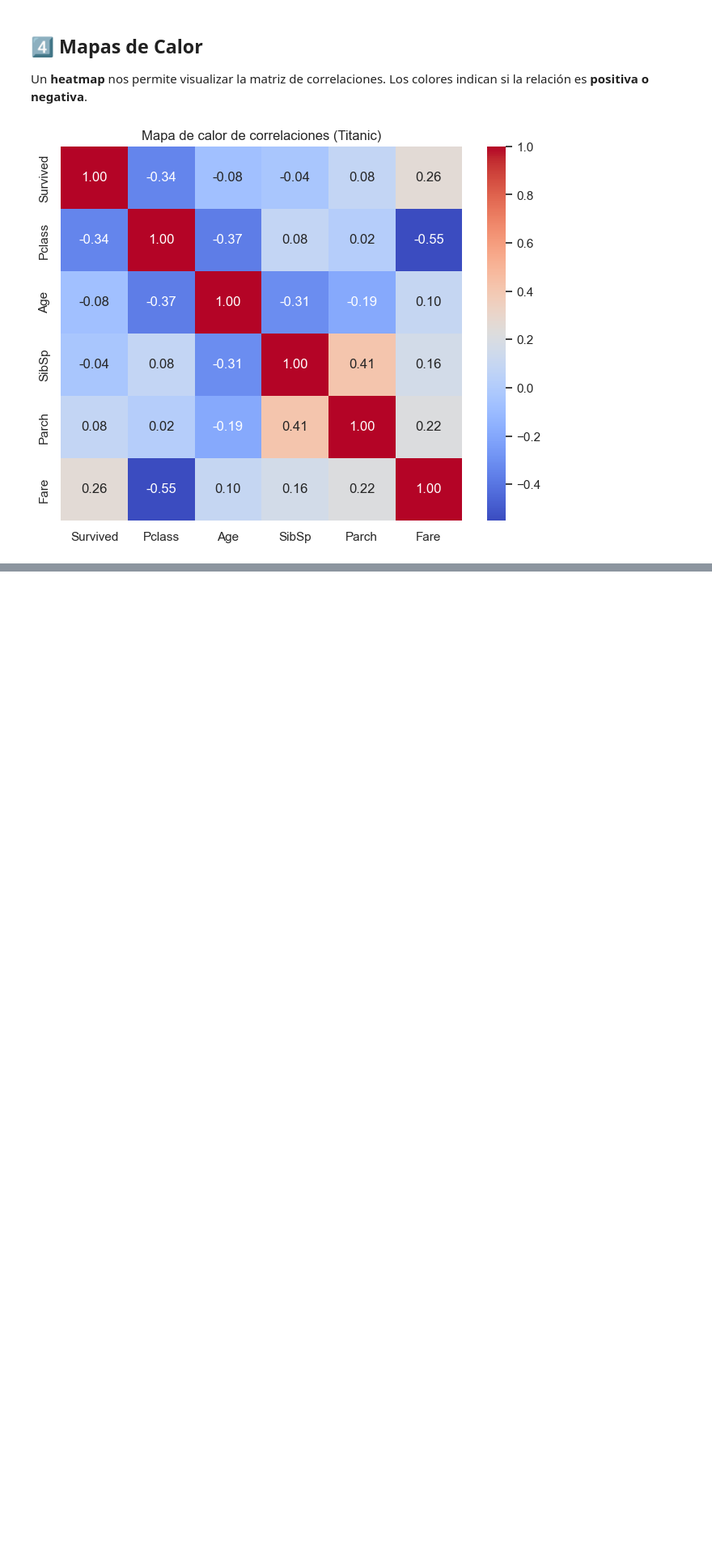
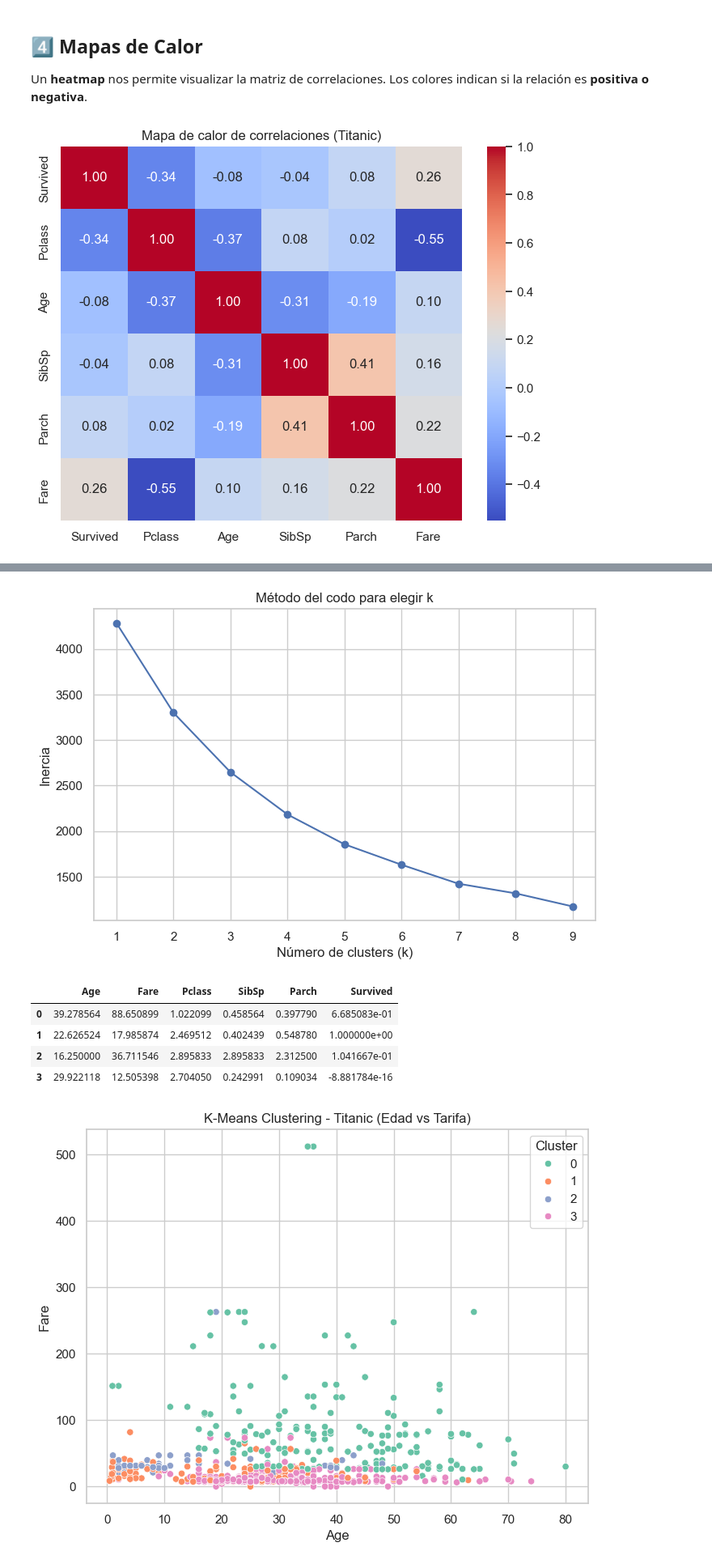
Before and after one commit to a01649359-lgtm/miprimerproyecto, a Jupyter notebook: analisis_titanic.ipynb, the cells around one changed output, grey strips where cells are left out. Shown at 81% size. Saved outputs shown, nothing was run; the diff lists cells and outputs as text; code cells hidden in the pictures; blank space fills up the shorter version.

Commit message:
Add files via upload
código con k-means

```diff
--- a/analisis_titanic.ipynb
+++ b/analisis_titanic.ipynb
@@ -211,0 +249,60 @@ plt.show()
+# %%
+# Selección de variables numéricas útiles
+# Quitamos columnas no numéricas o irrelevantes (Name, Ticket, Cabin, Embarked, PassengerId)
+df_numeric = df[["Age", "Fare", "Pclass", "SibSp", "Parch", "Survived"]].dropna()
+
+# ⚖️ Estandarización de datos
+scaler = StandardScaler()
+X_scaled = scaler.fit_transform(df_numeric[["Age", "Fare", "Pclass", "SibSp", "Parch", "Survived"]])
+
+# ⚙️ Método del codo para determinar k
+inertia = []
+k_values = range(1, 10)
+
+for k in k_values:
+    kmeans = KMeans(n_clusters=k, random_state=42)
+    kmeans.fit(X_scaled)
+    inertia.append(kmeans.inertia_)
+
+plt.figure(figsize=(8,5))
+plt.plot(k_values, inertia, marker='o')
+plt.title("Método del codo para elegir k")
+plt.xlabel("Número de clusters (k)")
+plt.ylabel("Inercia")
+plt.show()
+
+# 🔢 Elegimos k=4 (por el 'codo' en la gráfica)
+k = 4
+kmeans = KMeans(n_clusters=k, random_state=42)
+kmeans.fit(X_scaled)
+
+# Etiquetas de cluster
+df_numeric["Cluster"] = kmeans.labels_
+
+# Centros del clustering
+centers = kmeans.cluster_centers_
+centers_original = scaler.inverse_transform(centers)
+centers_df = pd.DataFrame(centers_original, columns=["Age", "Fare", "Pclass", "SibSp", "Parch", "Survived"])
+display(centers_df)
+
+#Visualización (Age vs Fare)
+plt.figure(figsize=(8,6))
+sns.scatterplot(data=df_numeric, x="Age", y="Fare", hue="Cluster", palette="Set2")
+plt.title("K-Means Clustering - Titanic (Edad vs Tarifa)")
+plt.show()
+
+# Distancias entre centros
+distances = cdist(centers, centers)
+pd.DataFrame(distances, columns=[f"C{i}" for i in range(k)], index=[f"C{i}" for i in range(k)])
+
+# Comparar supervivencia promedio por cluster (usamos "Survived")
+survival_by_cluster = df_numeric.groupby("Cluster")["Survived"].mean().round(2)
+display(survival_by_cluster)
+# %% [output]
+[figure, added]
+|  | Age | Fare | Pclass | SibSp | Parch | Survived |
+| 0 | 39.278564 | 88.650899 | 1.022099 | 0.458564 | 0.397790 | 6.685083e-01 |
+| 1 | 22.626524 | 17.985874 | 2.469512 | 0.402439 | 0.548780 | 1.000000e+00 |
+| 2 | 16.250000 | 36.711546 | 2.895833 | 2.895833 | 2.312500 | 1.041667e-01 |
+| 3 | 29.922118 | 12.505398 | 2.704050 | 0.242991 | 0.109034 | -8.881784e-16 |
+[figure, added]
```
Also changed, not shown: parts of 7 cells of this notebook.
